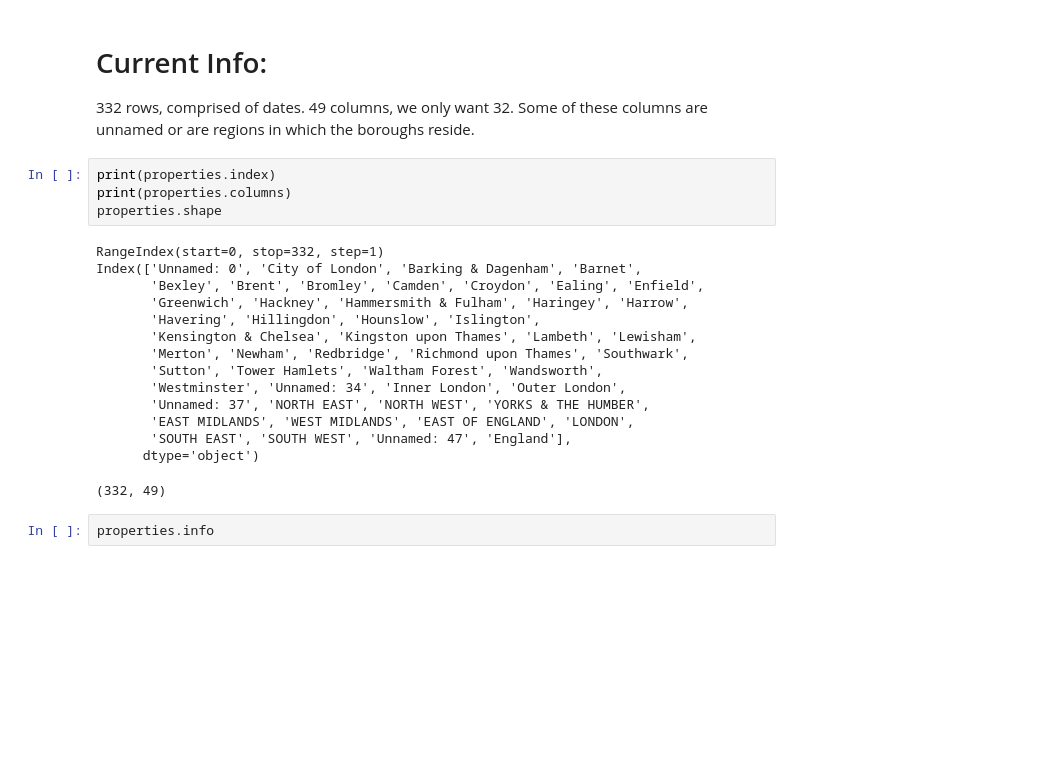
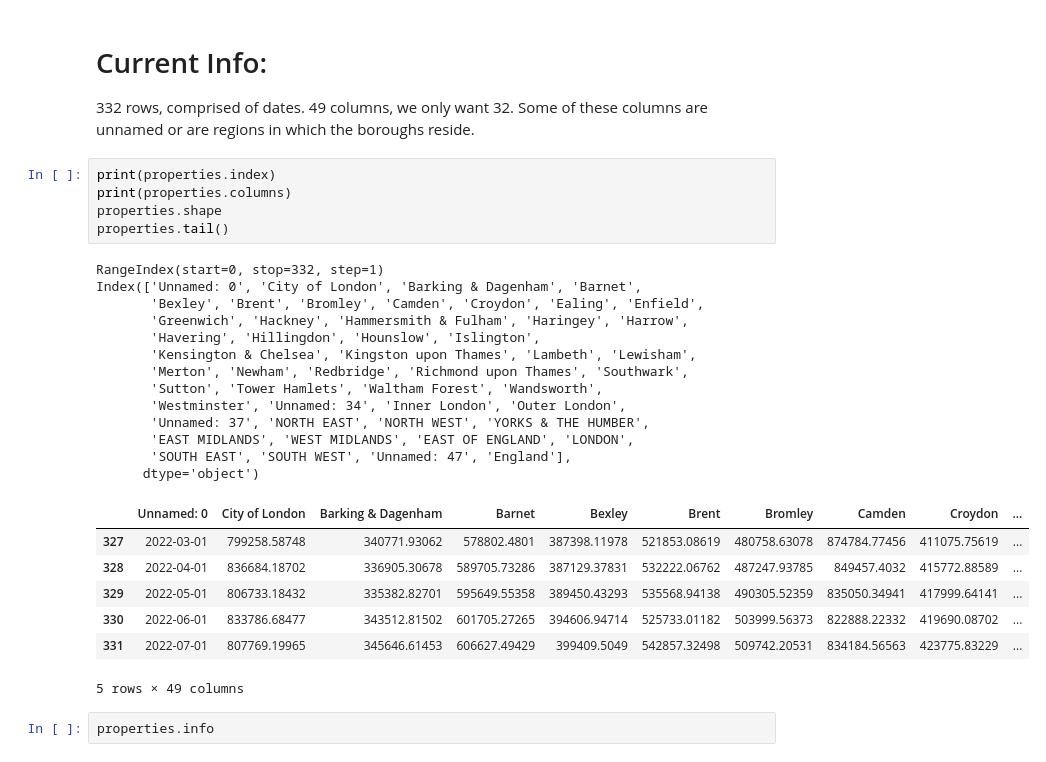
Before and after one commit to GwenToves/SpringBoard, a Jupyter notebook: Unit 4 Challenge - Tier 3.ipynb, the cells around one changed output. Drawn from its saved outputs; the diff is of its cells as text; blank space fills up the shorter version.

```diff
--- a/Unit 4 Challenge - Tier 3.ipynb
+++ b/Unit 4 Challenge - Tier 3.ipynb
@@ -118,22 +118,29 @@ properties.head()
 # %%
 print(properties.index)
 print(properties.columns)
 properties.shape
+properties.tail()
 # %% [output]
 RangeIndex(start=0, stop=332, step=1)
 Index(['Unnamed: 0', 'City of London', 'Barking & Dagenham', 'Barnet',
        'Bexley', 'Brent', 'Bromley', 'Camden', 'Croydon', 'Ealing', 'Enfield',
        'Greenwich', 'Hackney', 'Hammersmith & Fulham', 'Haringey', 'Harrow',
        'Havering', 'Hillingdon', 'Hounslow', 'Islington',
        'Kensington & Chelsea', 'Kingston upon Thames', 'Lambeth', 'Lewisham',
        'Merton', 'Newham', 'Redbridge', 'Richmond upon Thames', 'Southwark',
        'Sutton', 'Tower Hamlets', 'Waltham Forest', 'Wandsworth',
        'Westminster', 'Unnamed: 34', 'Inner London', 'Outer London',
        'Unnamed: 37', 'NORTH EAST', 'NORTH WEST', 'YORKS & THE HUMBER',
        'EAST MIDLANDS', 'WEST MIDLANDS', 'EAST OF ENGLAND', 'LONDON',
        'SOUTH EAST', 'SOUTH WEST', 'Unnamed: 47', 'England'],
       dtype='object')
+|  | Unnamed: 0 | City of London | Barking & Dagenham | Barnet | Bexley | Brent | Bromley | Camden | Croydon | ... |
+| 327 | 2022-03-01 | 799258.58748 | 340771.93062 | 578802.4801 | 387398.11978 | 521853.08619 | 480758.63078 | 874784.77456 | 411075.75619 | ... |
+| 328 | 2022-04-01 | 836684.18702 | 336905.30678 | 589705.73286 | 387129.37831 | 532222.06762 | 487247.93785 | 849457.4032 | 415772.88589 | ... |
+| 329 | 2022-05-01 | 806733.18432 | 335382.82701 | 595649.55358 | 389450.43293 | 535568.94138 | 490305.52359 | 835050.34941 | 417999.64141 | ... |
+| 330 | 2022-06-01 | 833786.68477 | 343512.81502 | 601705.27265 | 394606.94714 | 525733.01182 | 503999.56373 | 822888.22332 | 419690.08702 | ... |
+| 331 | 2022-07-01 | 807769.19965 | 345646.61453 | 606627.49429 | 399409.5049 | 542857.32498 | 509742.20531 | 834184.56563 | 423775.83229 | ... |
-(332, 49)
+5 rows × 49 columns
 # %%
 properties.info
 # %% [output]
```
Also changed, not shown: parts of 10 cells of this notebook.
